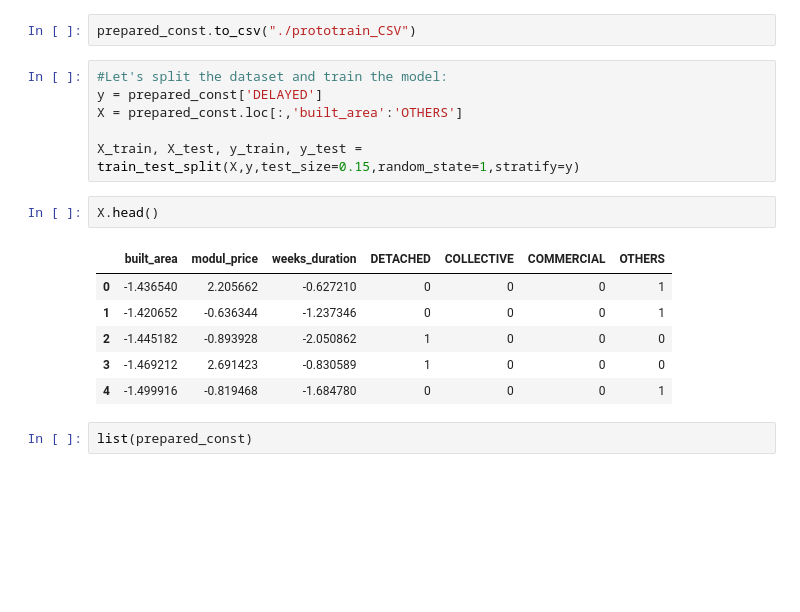
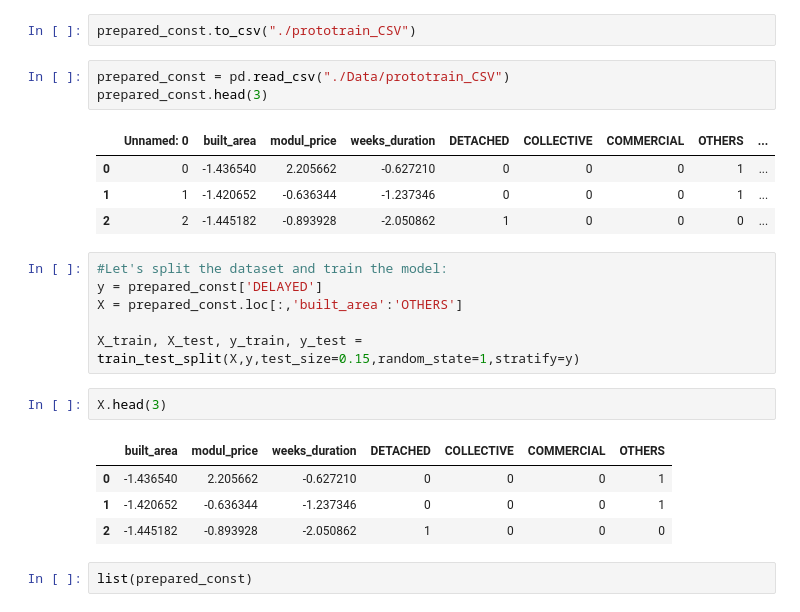
Before and after one commit to hguadalupe/master-data-science, a Jupyter notebook: PFM_SaB/Modelo_presupuesto_Construcc/Construction_budget_delay_detector.ipynb, the cells around one changed output. Saved outputs shown, nothing was run; the diff lists cells and outputs as text; blank space fills up the shorter version.

```diff
--- a/PFM_SaB/Modelo_presupuesto_Construcc/Construction_budget_delay_detector.ipynb
+++ b/PFM_SaB/Modelo_presupuesto_Construcc/Construction_budget_delay_detector.ipynb
@@ -346,6 +337,14 @@ prepared_const.describe()
 | max | 4.286663e+00 | 4.181227e+00 | 5.801695e+00 | 1.000000 | 1.000000 | 1.000000 | 1.000000 | 1.000000 |
 # %%
 prepared_const.to_csv("./prototrain_CSV")
+# %%
+prepared_const = pd.read_csv("./Data/prototrain_CSV")
+prepared_const.head(3)
+# %% [output]
+|  | Unnamed: 0 | built_area | modul_price | weeks_duration | DETACHED | COLLECTIVE | COMMERCIAL | OTHERS | ... |
+| 0 | 0 | -1.436540 | 2.205662 | -0.627210 | 0 | 0 | 0 | 1 | ... |
+| 1 | 1 | -1.420652 | -0.636344 | -1.237346 | 0 | 0 | 0 | 1 | ... |
+| 2 | 2 | -1.445182 | -0.893928 | -2.050862 | 1 | 0 | 0 | 0 | ... |
 # %%
 #Let's split the dataset and train the model:
 y = prepared_const['DELAYED']
@@ -353,14 +352,12 @@ X = prepared_const.loc[:,'built_area':'OTHERS']
 
 X_train, X_test, y_train, y_test = train_test_split(X,y,test_size=0.15,random_state=1,stratify=y)
 # %%
-X.head()
+X.head(3)
 # %% [output]
 |  | built_area | modul_price | weeks_duration | DETACHED | COLLECTIVE | COMMERCIAL | OTHERS |
 | 0 | -1.436540 | 2.205662 | -0.627210 | 0 | 0 | 0 | 1 |
 | 1 | -1.420652 | -0.636344 | -1.237346 | 0 | 0 | 0 | 1 |
 | 2 | -1.445182 | -0.893928 | -2.050862 | 1 | 0 | 0 | 0 |
-| 3 | -1.469212 | 2.691423 | -0.830589 | 1 | 0 | 0 | 0 |
-| 4 | -1.499916 | -0.819468 | -1.684780 | 0 | 0 | 0 | 1 |
 # %%
 list(prepared_const)
 # %% [output]
```
Also changed, not shown: parts of 15 cells of this notebook, 1 other file.
